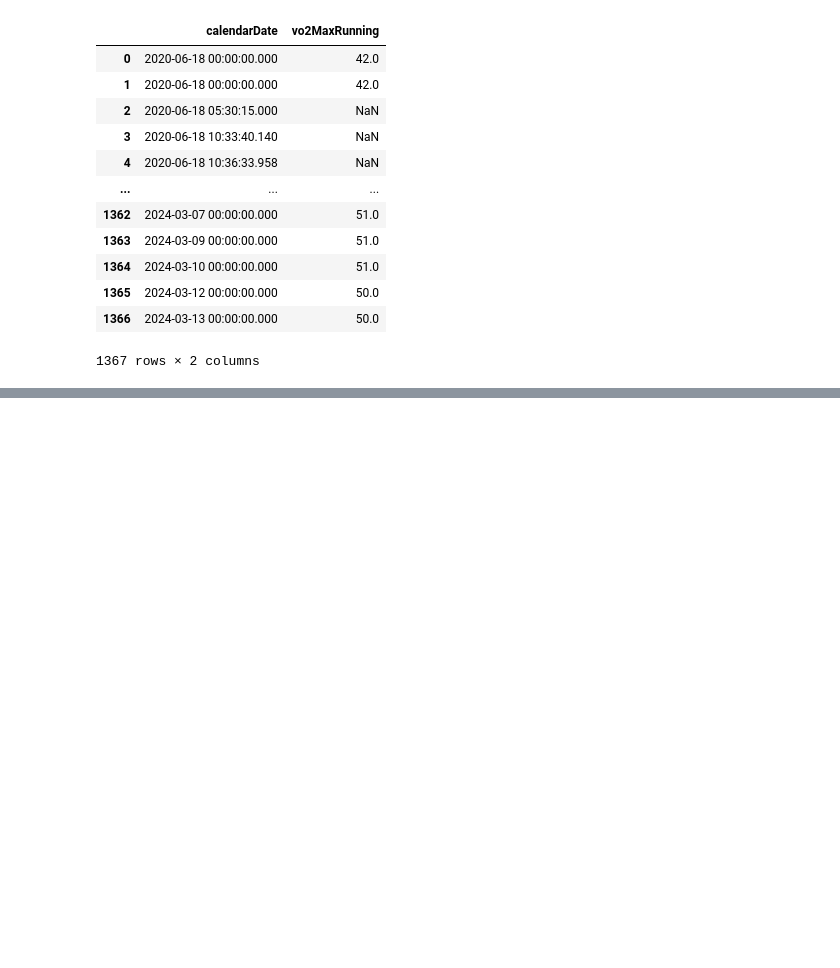
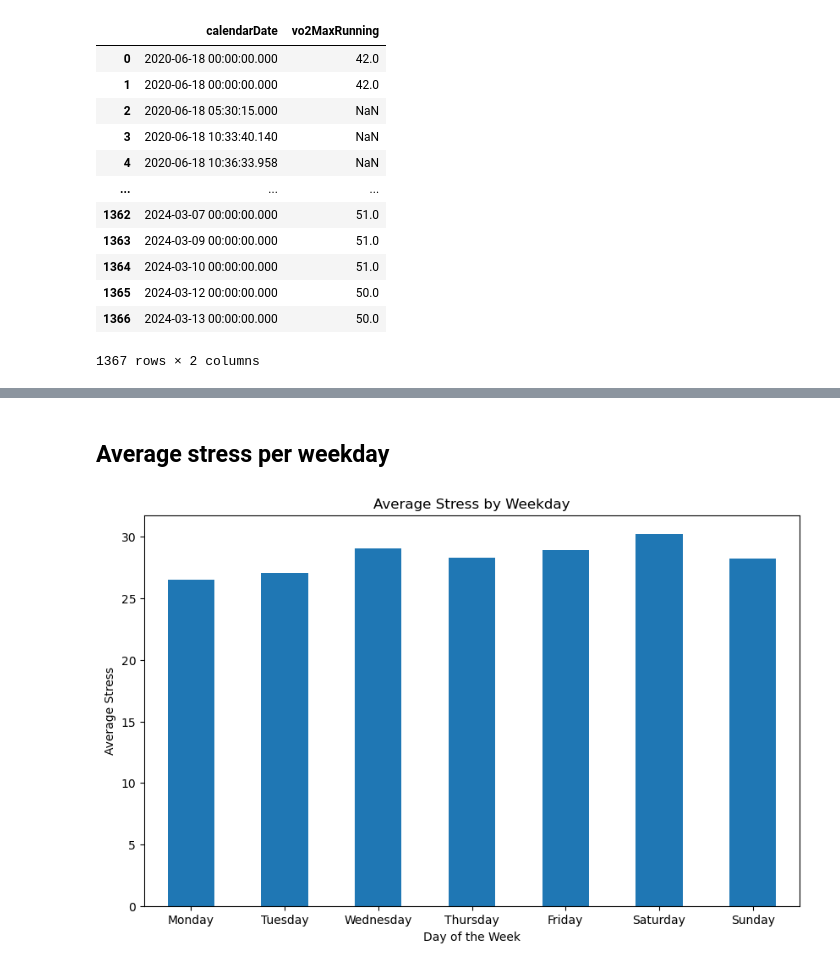
Before and after one commit to cats-and-the-city/playground, a Jupyter notebook: GarminDataStressWellnessActivities.ipynb, the cells around one changed output, grey strips where cells are left out. Drawn from its saved outputs; the diff is of its cells as text; code cells hidden in the pictures; blank space fills up the shorter version.

```diff
--- a/GarminDataStressWellnessActivities.ipynb
+++ b/GarminDataStressWellnessActivities.ipynb
@@ -217,0 +361,15 @@ focus_agg_df[['allDayStress_aggregatorList']]
+# %% [markdown]
+## Average stress per weekday
+# %%
+# Group by day of the week
+weekday_stress = health_df['average_stress'].groupby(health_df.index.dayofweek).mean()
+
+# Plotting
+weekday_stress.plot(kind='bar', figsize=(10, 6))
+plt.title('Average Stress by Weekday')
+plt.xlabel('Day of the Week')
+plt.ylabel('Average Stress')
+plt.xticks(rotation = 0, ticks=range(7), labels=['Monday', 'Tuesday', 'Wednesday', 'Thursday', 'Friday', 'Saturday', 'Sunday'])  # Setting custom labels
+plt.show()
+# %% [output]
+[figure, added]
```
Also changed, not shown: parts of 27 cells of this notebook.
